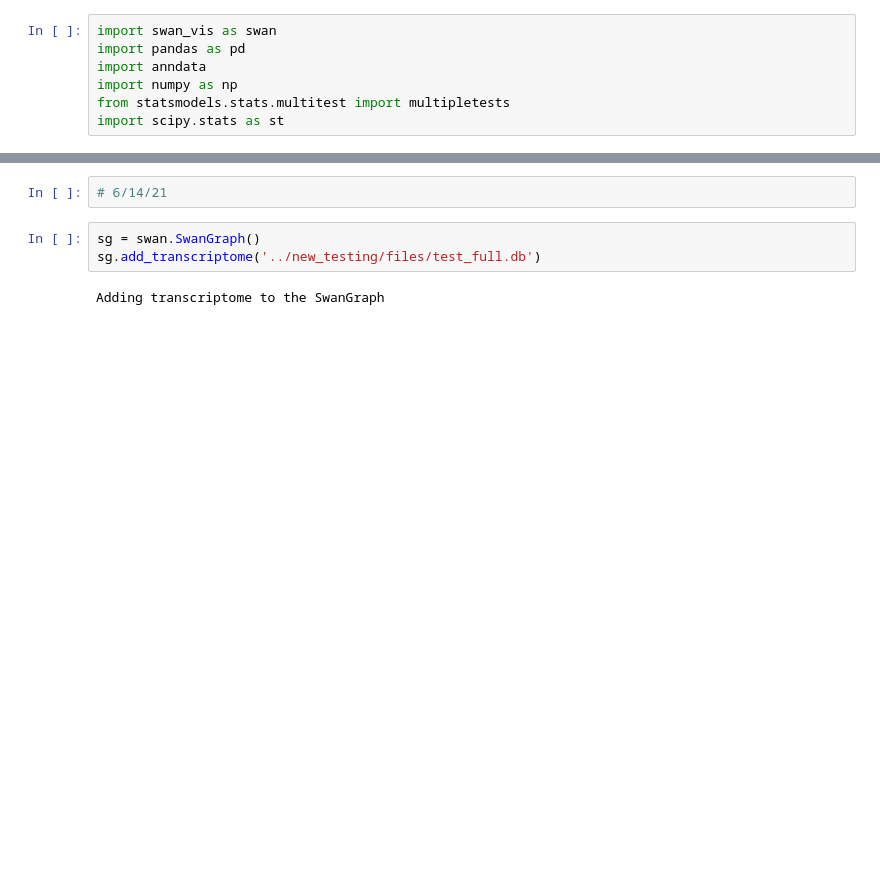
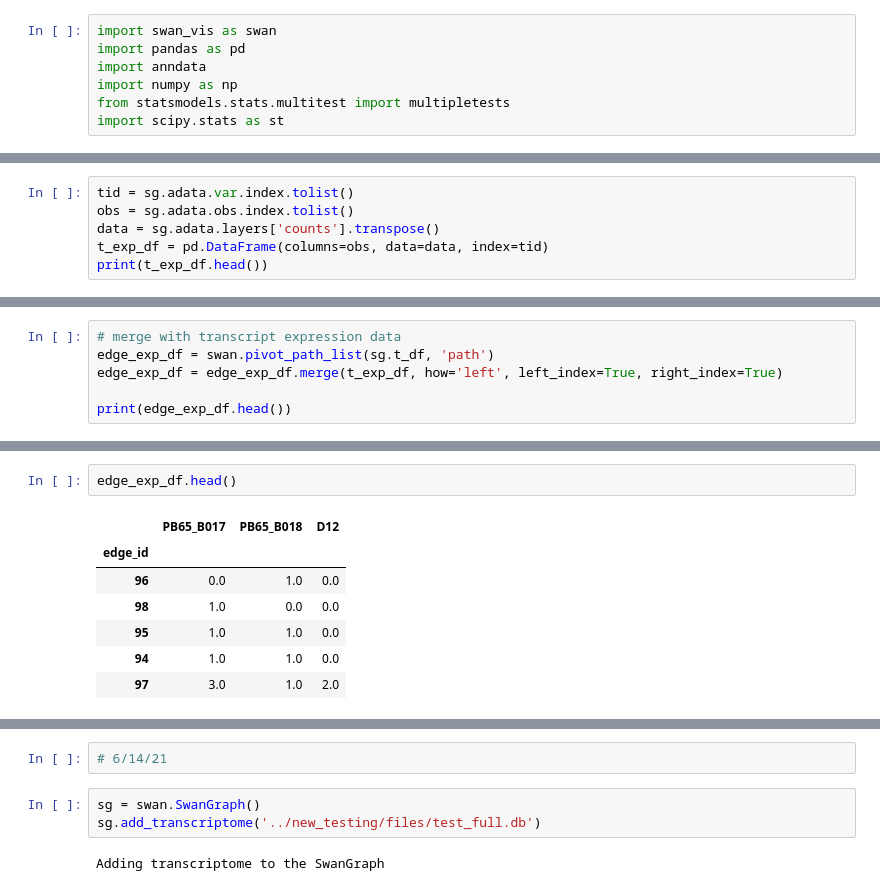
Before and after one commit to mortazavilab/swan_vis, a Jupyter notebook: tutorials/test_dev.ipynb, the cells around one changed output, grey strips where cells are left out. Drawn from its saved outputs; the diff is of its cells as text; blank space fills up the shorter version.

```diff
--- a/tutorials/test_dev.ipynb
+++ b/tutorials/test_dev.ipynb
@@ -7,0 +106,6 @@ import scipy.stats as st
+# %%
+tid = sg.adata.var.index.tolist()
+obs = sg.adata.obs.index.tolist()
+data = sg.adata.layers['counts'].transpose()
+t_exp_df = pd.DataFrame(columns=obs, data=data, index=tid)
+print(t_exp_df.head())
@@ -7,0 +121,6 @@ import scipy.stats as st
+# %%
+# merge with transcript expression data
+edge_exp_df = swan.pivot_path_list(sg.t_df, 'path')
+edge_exp_df = edge_exp_df.merge(t_exp_df, how='left', left_index=True, right_index=True)
+
+print(edge_exp_df.head())
@@ -7,0 +172,10 @@ import scipy.stats as st
+# %%
+edge_exp_df.head()
+# %% [output]
+|  | PB65_B017 | PB65_B018 | D12 |
+| edge_id |  |  |  |
+| 96 | 0.0 | 1.0 | 0.0 |
+| 98 | 1.0 | 0.0 | 0.0 |
+| 95 | 1.0 | 1.0 | 0.0 |
+| 94 | 1.0 | 1.0 | 0.0 |
+| 97 | 3.0 | 1.0 | 2.0 |
```
Also changed, not shown: parts of 33 cells of this notebook, 6 other files.
